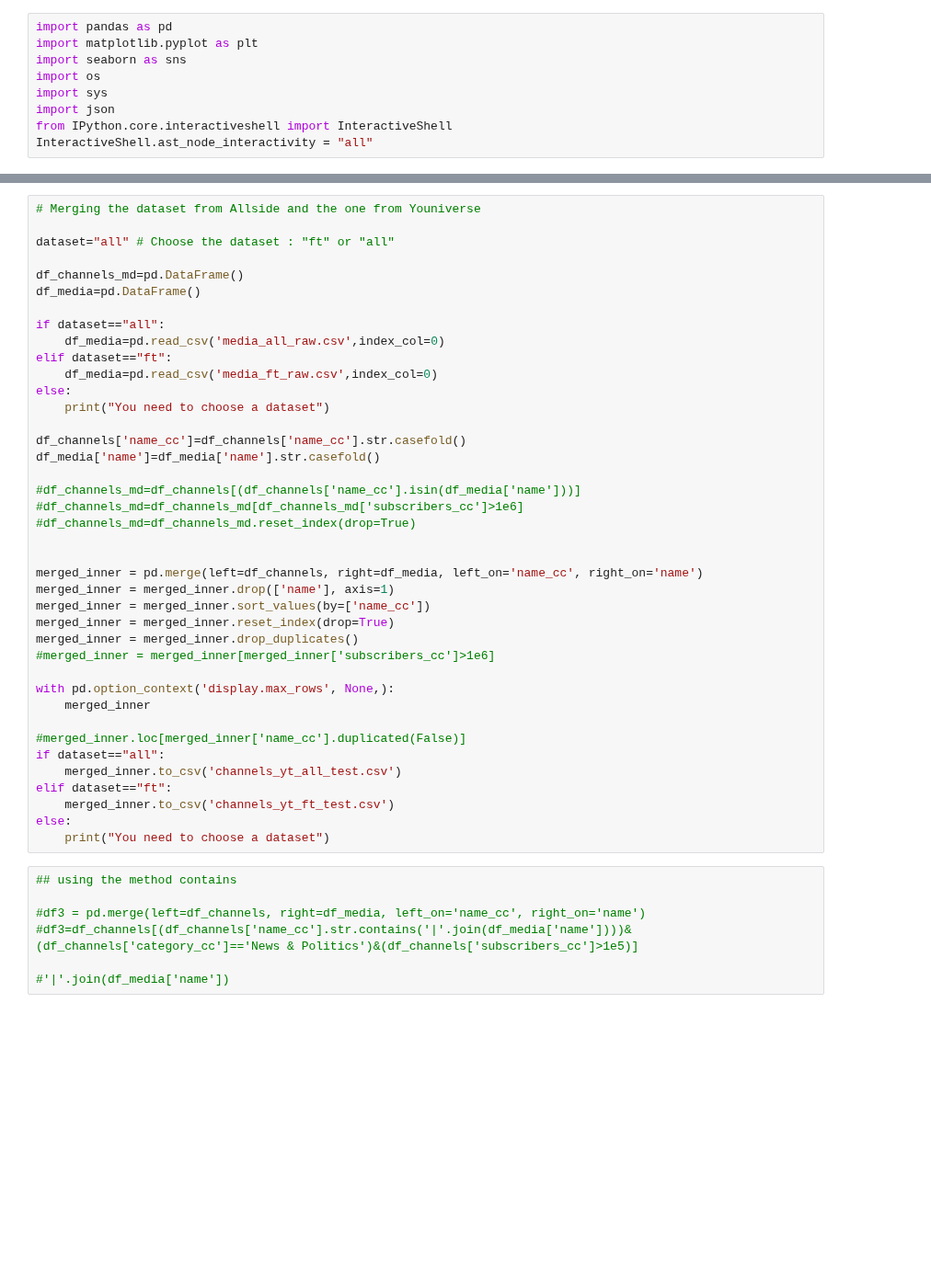
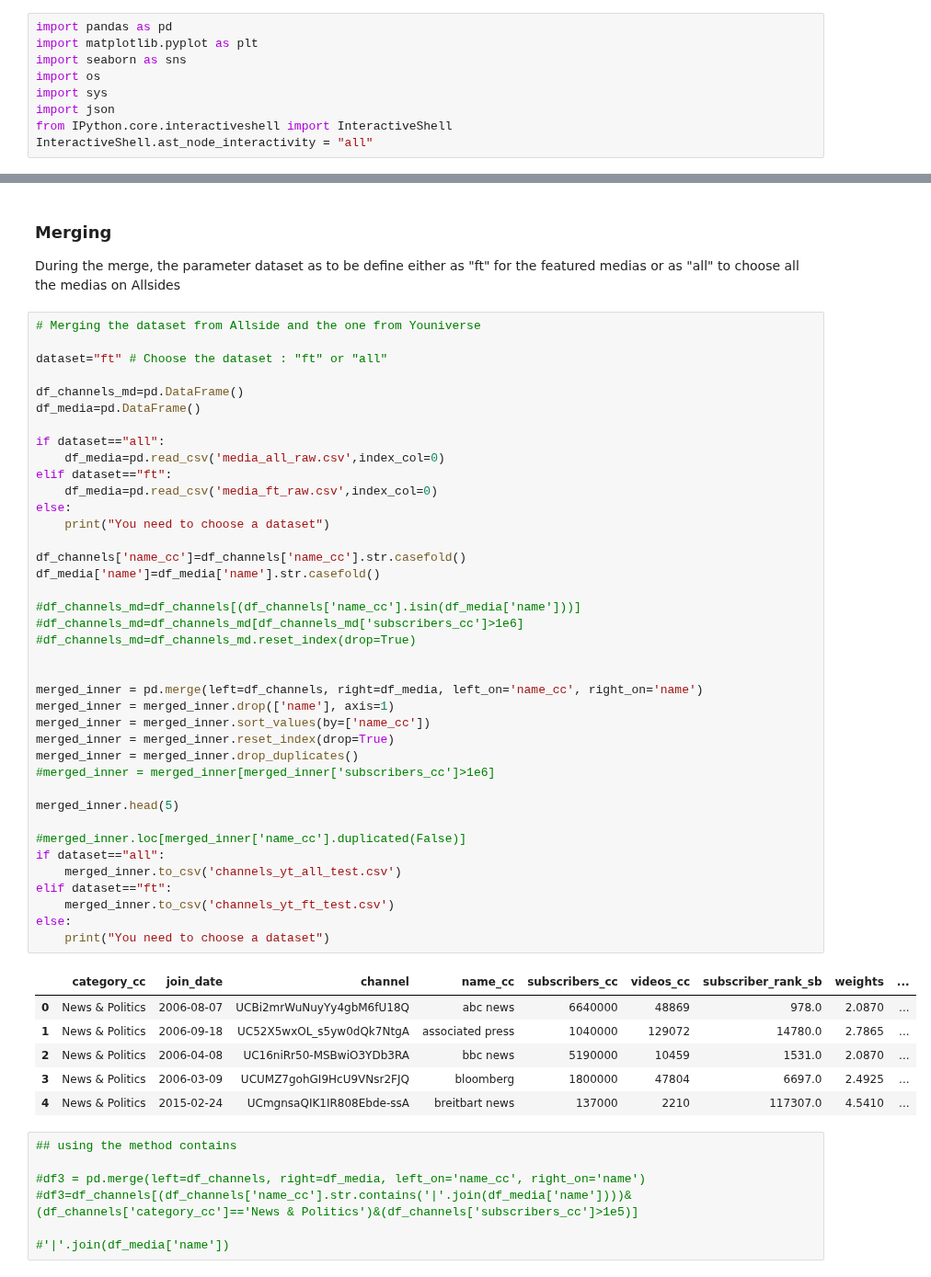
Before and after one commit to epfl-ada/ada-2022-project-adamantiumforgers, a Jupyter notebook: LF/news_channel.ipynb, the cells around one changed output, grey strips where cells are left out. Shown at 92% size. Cells and saved outputs as stored; diff of their text form; blank space fills up the shorter version.

Commit message:
jupyter news_channel update and Readme

```diff
--- a/LF/news_channel.ipynb
+++ b/LF/news_channel.ipynb
@@ -49,7 +72,10 @@ df_comments.head(5)
+# %% [markdown]
+### Merging
+During the merge, the parameter dataset as to be define either as "ft" for the featured medias or as "all" to choose all the medias on Allsides
 # %%
 # Merging the dataset from Allside and the one from Youniverse
 
-dataset="all" # Choose the dataset : "ft" or "all"
+dataset="ft" # Choose the dataset : "ft" or "all"
 
 df_channels_md=pd.DataFrame()
 df_media=pd.DataFrame()
@@ -57,35 +83,41 @@ df_media=pd.DataFrame()
 if dataset=="all":
     df_media=pd.read_csv('media_all_raw.csv',index_col=0)
 elif dataset=="ft":
     df_media=pd.read_csv('media_ft_raw.csv',index_col=0)
 else:
     print("You need to choose a dataset")
 
 df_channels['name_cc']=df_channels['name_cc'].str.casefold()
 df_media['name']=df_media['name'].str.casefold()
 
 #df_channels_md=df_channels[(df_channels['name_cc'].isin(df_media['name']))]
 #df_channels_md=df_channels_md[df_channels_md['subscribers_cc']>1e6]
 #df_channels_md=df_channels_md.reset_index(drop=True)
 
 
 merged_inner = pd.merge(left=df_channels, right=df_media, left_on='name_cc', right_on='name')
 merged_inner = merged_inner.drop(['name'], axis=1)
 merged_inner = merged_inner.sort_values(by=['name_cc'])
 merged_inner = merged_inner.reset_index(drop=True)
 merged_inner = merged_inner.drop_duplicates()
 #merged_inner = merged_inner[merged_inner['subscribers_cc']>1e6]
 
-with pd.option_context('display.max_rows', None,):
-    merged_inner
+merged_inner.head(5)
 
 #merged_inner.loc[merged_inner['name_cc'].duplicated(False)]
 if dataset=="all":
     merged_inner.to_csv('channels_yt_all_test.csv')
 elif dataset=="ft":
     merged_inner.to_csv('channels_yt_ft_test.csv')
 else:
     print("You need to choose a dataset")
+# %% [output]
+|  | category_cc | join_date | channel | name_cc | subscribers_cc | videos_cc | subscriber_rank_sb | weights | ... |
+| 0 | News & Politics | 2006-08-07 | UCBi2mrWuNuyYy4gbM6fU18Q | abc news | 6640000 | 48869 | 978.0 | 2.0870 | ... |
+| 1 | News & Politics | 2006-09-18 | UC52X5wxOL_s5yw0dQk7NtgA | associated press | 1040000 | 129072 | 14780.0 | 2.7865 | ... |
+| 2 | News & Politics | 2006-04-08 | UC16niRr50-MSBwiO3YDb3RA | bbc news | 5190000 | 10459 | 1531.0 | 2.0870 | ... |
+| 3 | News & Politics | 2006-03-09 | UCUMZ7gohGI9HcU9VNsr2FJQ | bloomberg | 1800000 | 47804 | 6697.0 | 2.4925 | ... |
+| 4 | News & Politics | 2015-02-24 | UCmgnsaQIK1IR808Ebde-ssA | breitbart news | 137000 | 2210 | 117307.0 | 4.5410 | ... |
 # %%
 ## using the method contains
 
```
Also changed, not shown: parts of 4 cells of this notebook, 1 other file.
